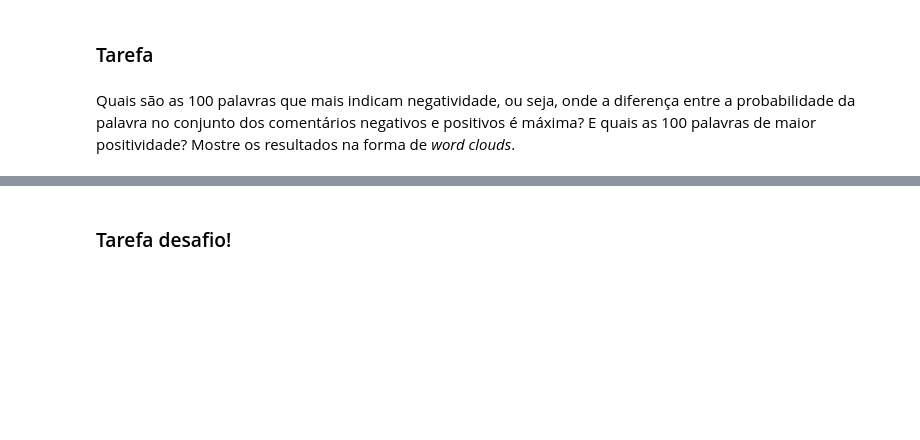
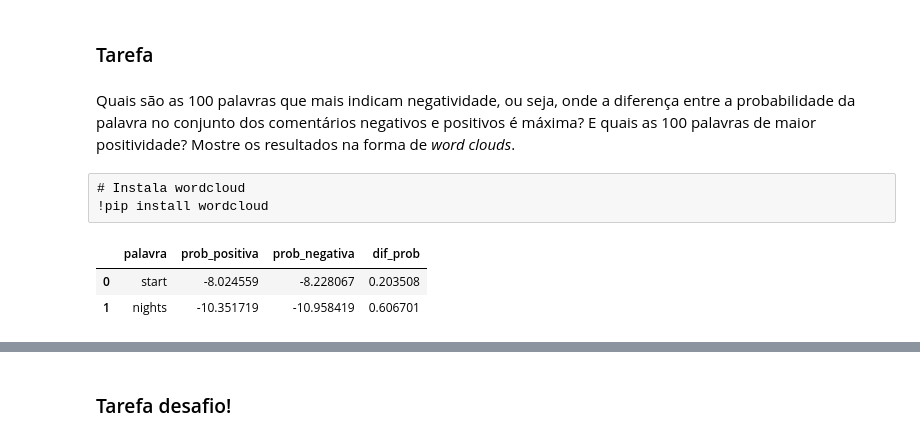
Before and after one commit to leticiacb1/Spark-Naive-Bayes, a Jupyter notebook: projeto_spark.ipynb, the cells around one changed output, grey strips where cells are left out. Drawn from its saved outputs; the diff is of its cells as text; code cells hidden in the pictures; blank space fills up the shorter version.

```diff
--- a/projeto_spark.ipynb
+++ b/projeto_spark.ipynb
@@ -258,3 +258,6 @@ Agora que temos um classificador Naive-Bayes, vamos explorá-lo um pouco:
 ### Tarefa
 # %% [markdown]
 Quais são as 100 palavras que mais indicam negatividade, ou seja, onde a diferença entre a probabilidade da palavra no conjunto dos comentários negativos e positivos é máxima? E quais as 100 palavras de maior positividade? Mostre os resultados na forma de *word clouds*.
+# %% [raw]
+# Instala wordcloud
+!pip install wordcloud
@@ -260,0 +268,11 @@ Quais são as 100 palavras que mais indicam negatividade, ou seja, onde a difere
+# %%
+df_palavras_prob = pd.DataFrame(palavras_e_probabilidades, columns=['palavra', 'prob_positiva', 'prob_negativa'])
+
+# Cria coluna de diferença entre probabilidades
+df_palavras_prob["dif_prob"] = df_palavras_prob['prob_positiva'] - df_palavras_prob['prob_negativa']
+
+df_palavras_prob.head(2)
+# %% [output]
+|  | palavra | prob_positiva | prob_negativa | dif_prob |
+| 0 | start | -8.024559 | -8.228067 | 0.203508 |
+| 1 | nights | -10.351719 | -10.958419 | 0.606701 |
```
Also changed, not shown: parts of 8 cells of this notebook, 1 other file.
